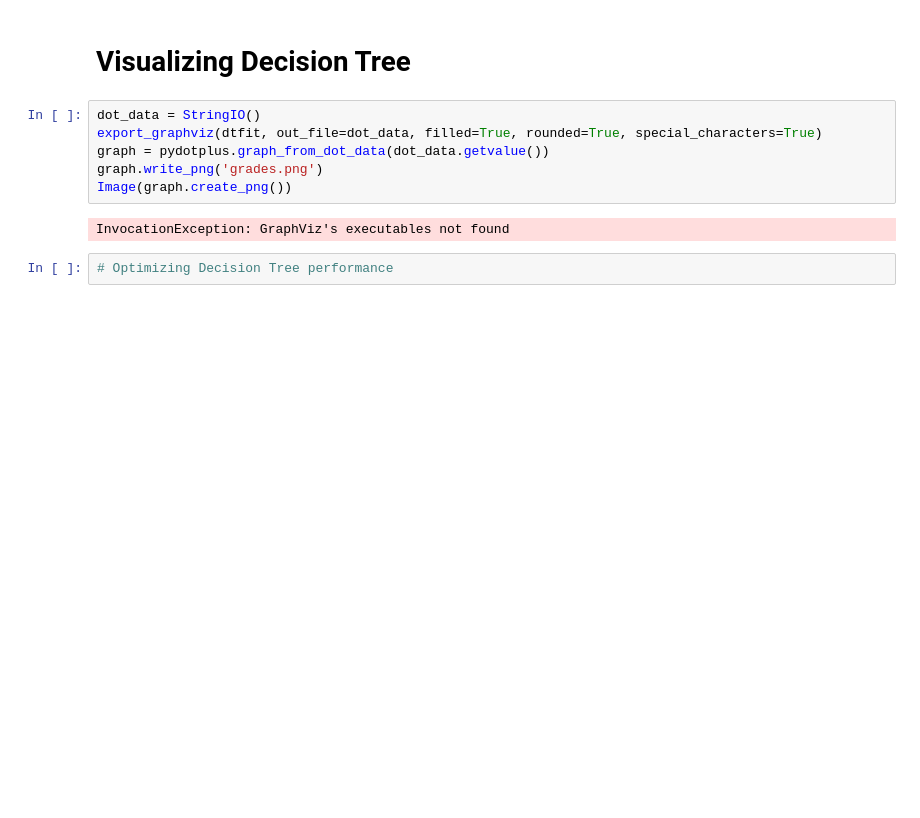
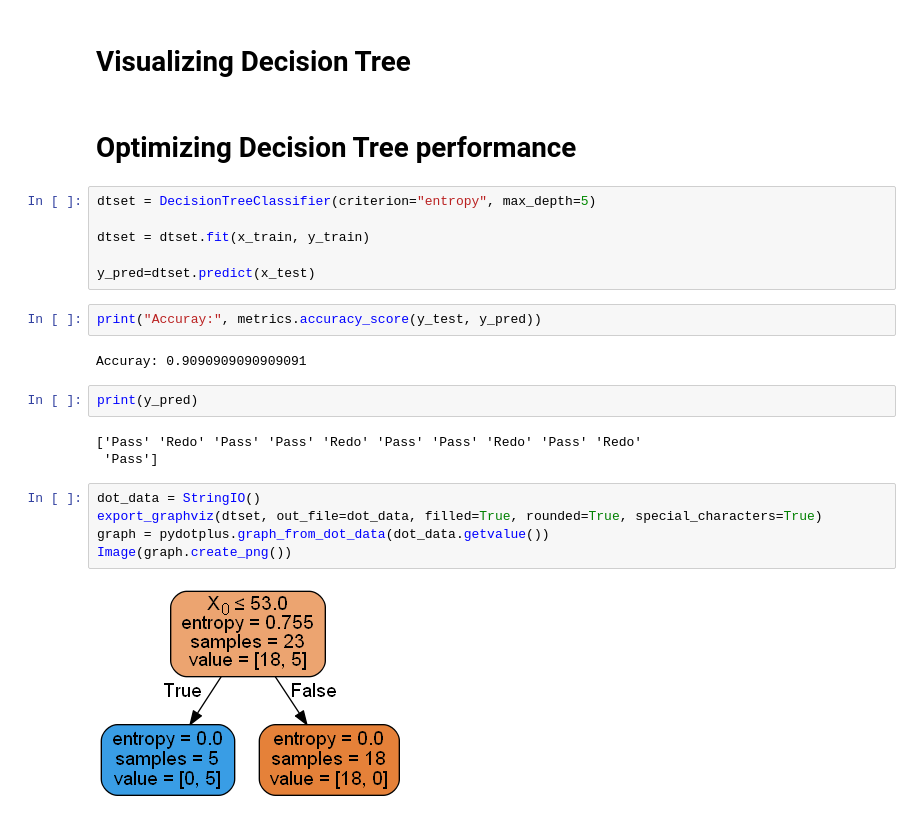
Before and after one commit to bayyaraghu/Usecase, a Jupyter notebook: Untitled2.ipynb, the cells around one changed output. Saved outputs shown, nothing was run; the diff lists cells and outputs as text; blank space fills up the shorter version.

```diff
--- a/Untitled2.ipynb
+++ b/Untitled2.ipynb
@@ -111,12 +143,26 @@ Accuracy: 0.9090909090909091
 # %% [markdown]
 # Visualizing Decision Tree
+# %% [markdown]
+# Optimizing Decision Tree performance
+# %%
+dtset = DecisionTreeClassifier(criterion="entropy", max_depth=5)
+
+dtset = dtset.fit(x_train, y_train)
+
+y_pred=dtset.predict(x_test)
+# %%
+print("Accuray:", metrics.accuracy_score(y_test, y_pred))
+# %% [output]
+Accuray: 0.9090909090909091
+# %%
+print(y_pred)
+# %% [output]
+['Pass' 'Redo' 'Pass' 'Pass' 'Redo' 'Pass' 'Pass' 'Redo' 'Pass' 'Redo'
+ 'Pass']
 # %%
 dot_data = StringIO()
-export_graphviz(dtfit, out_file=dot_data, filled=True, rounded=True, special_characters=True)
+export_graphviz(dtset, out_file=dot_data, filled=True, rounded=True, special_characters=True)
 graph = pydotplus.graph_from_dot_data(dot_data.getvalue())
-graph.write_png('grades.png')
 Image(graph.create_png())
 # %% [output]
-InvocationException: GraphViz's executables not found
+[figure, added]
-# %%
-# Optimizing Decision Tree performance
```
Also changed, not shown: parts of 10 cells of this notebook, 1 other file.
